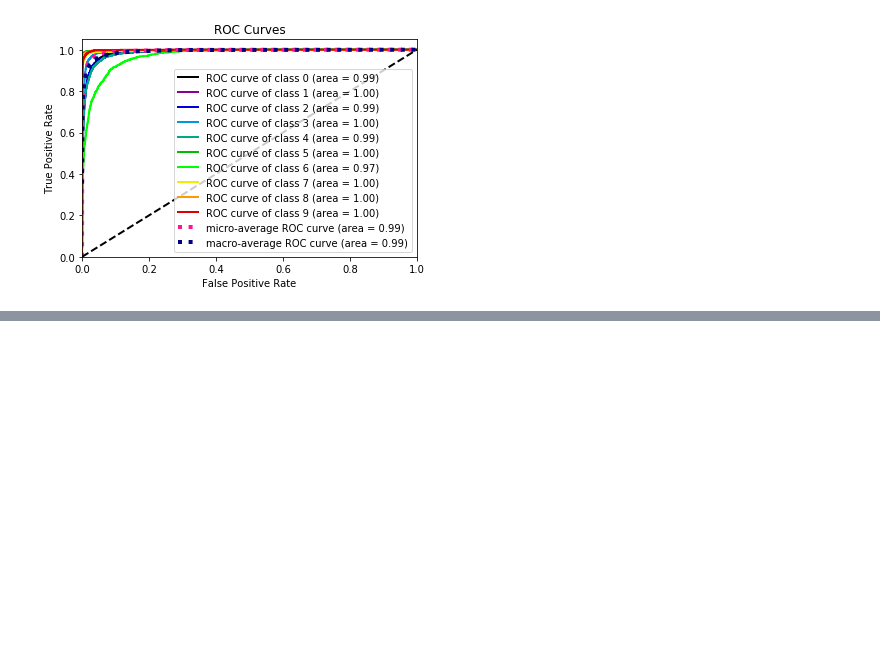
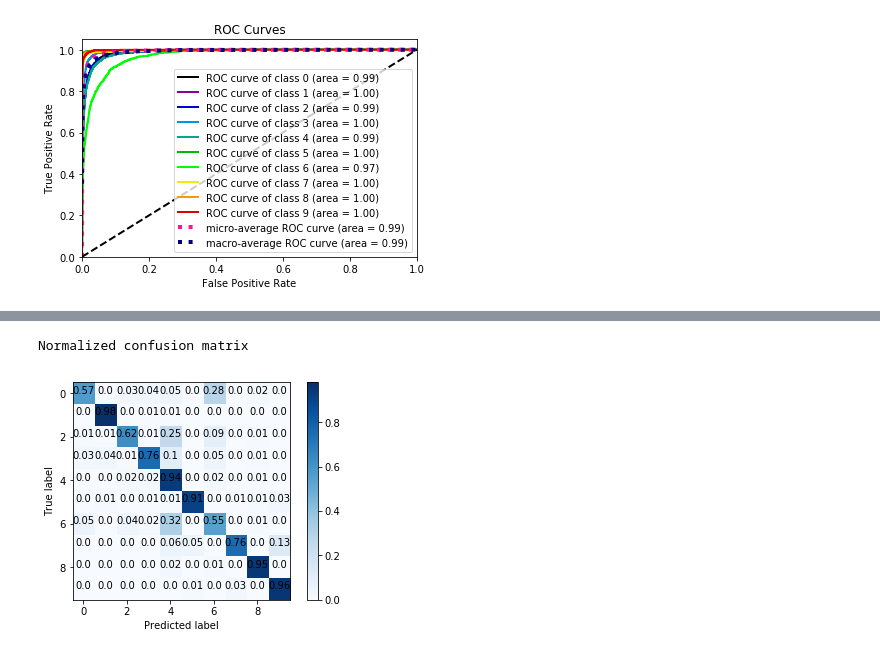
Before and after one commit to nicocarp/DSS, a Jupyter notebook: tpFinal/DSS-DAMIAN-1.ipynb, the cells around one changed output, grey strips where cells are left out. Drawn from its saved outputs; the diff is of its cells as text; code cells hidden in the pictures; blank space fills up the shorter version.

Commit message:
agregado las imagenes

```diff
--- a/tpFinal/DSS-DAMIAN-1.ipynb
+++ b/tpFinal/DSS-DAMIAN-1.ipynb
@@ -329,3 +338,8 @@ skplt.metrics.plot_roc_curve(y_test,net2.predict_proba(X_test))
 # %% [output]
 <matplotlib.axes._subplots.AxesSubplot at 0x...>
 [figure]
+# %%
+X_test, y_test = load_mnist('data/fashion', kind='t10k')
+print X_test.shape
+
+print y_test.shape
@@ -331,0 +380,5 @@ skplt.metrics.plot_roc_curve(y_test,net2.predict_proba(X_test))
+# %%
+plot_matrix(net2, X_test.reshape(-1,1,28,28), y_test)
+# %% [output]
+Normalized confusion matrix
+[figure, added]
```
Also changed, not shown: parts of 13 cells of this notebook, 1 other file.
